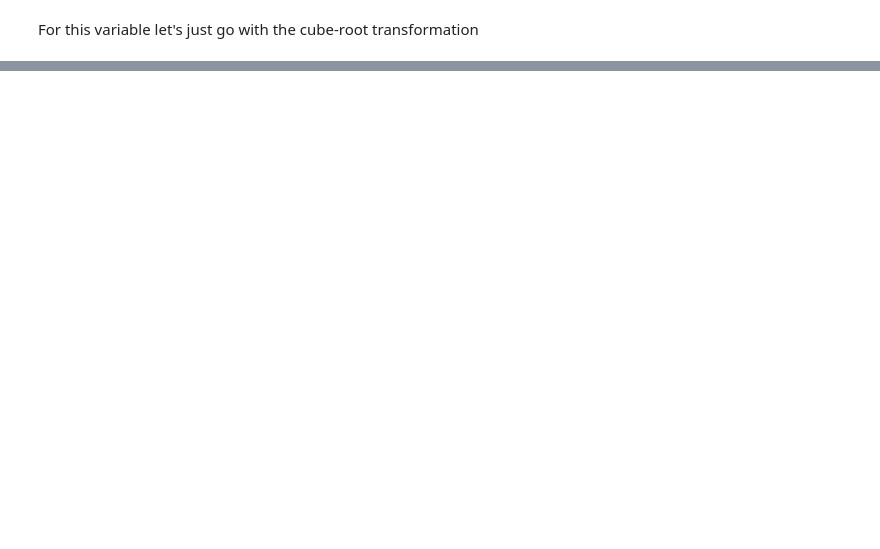
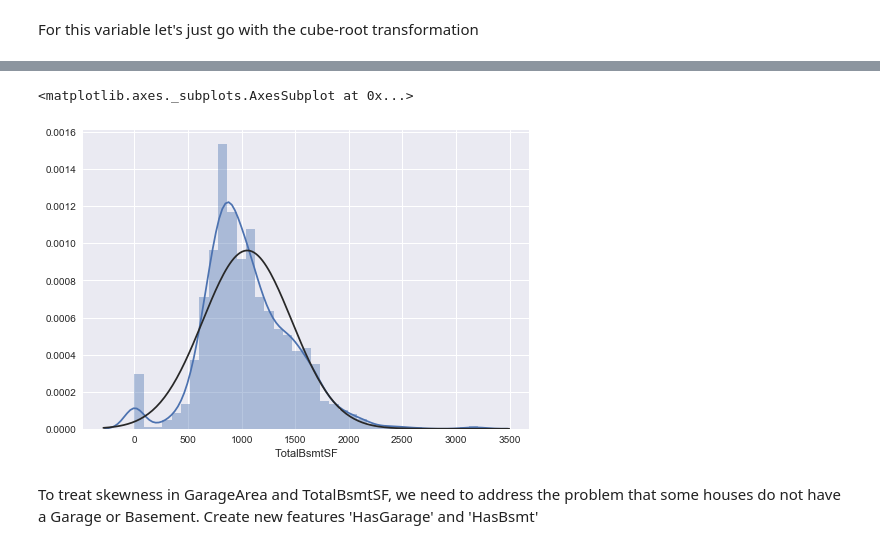
Before and after one commit to sushant2811/KaggleHousingPrices, a Jupyter notebook: KaggleHousingPrices.ipynb, the cells around one changed output, grey strips where cells are left out. Cells and saved outputs as stored; diff of their text form; code cells hidden in the pictures; blank space fills up the shorter version.

Commit message:
Dealing with skewness in TotalBstSF

```diff
--- a/KaggleHousingPrices.ipynb
+++ b/KaggleHousingPrices.ipynb
@@ -1613,0 +1638,7 @@ test_df_mod2['GrLivArea'] = np.power(test_df_mod2['GrLivArea'], 1.0/3)
+# %%
+sns.distplot(train_df_mod2['TotalBsmtSF'], fit = norm)
+# %% [output]
+<matplotlib.axes._subplots.AxesSubplot at 0x...>
+[figure, added]
+# %% [markdown]
+To treat skewness in GarageArea and TotalBsmtSF, we need to address the problem that some houses do not have a Garage or Basement.  Create new features 'HasGarage' and 'HasBsmt'
```
Also changed, not shown: parts of 26 cells of this notebook.
